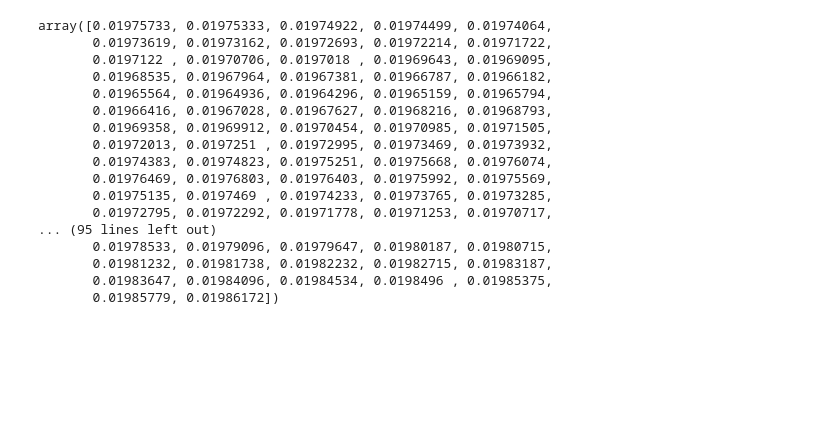
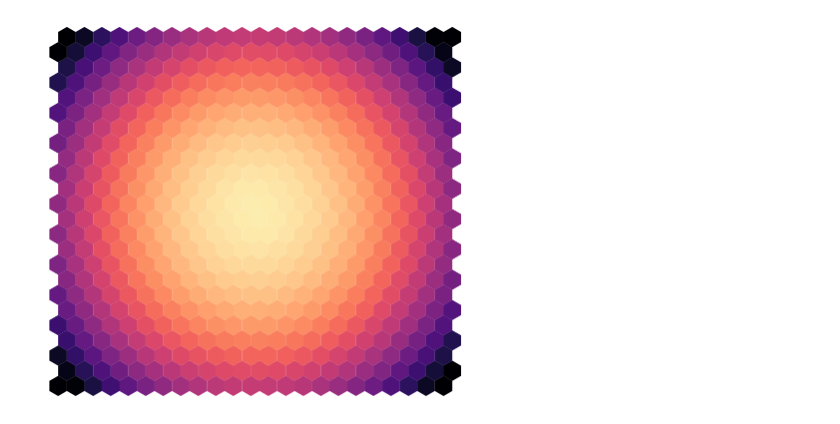
Before and after one commit to callumbloor/snr_stuff, a Jupyter notebook: linemodel.ipynb, the cells around one changed output. Saved outputs shown, nothing was run; the diff lists cells and outputs as text; code cells hidden in the pictures; blank space fills up the shorter version.

```diff
--- a/linemodel.ipynb
+++ b/linemodel.ipynb
@@ -105,11 +63,5 @@ def vlos_shell_ifu(x, y, R, k, side="near"):
 # %%
-# Make an IFU grid (spaxels) in arcsec
-nx, ny = 23, 24
-x_arr = np.linspace(-1.0, 1.0, nx)   # arcsec
-y_arr = np.linspace(-1.0, 1.0, ny)
-x, y = np.meshgrid(x_arr, y_arr)
-
-R = 0.44     # shell radius in same units as x,y
-k = 180.0    # velocity scale (km/s * R_unit)
-
-v_near, v_far = vlos_shell_ifu(x, y, R, k, side="both")
+nx, ny = 24, 24
+R = 22  # shell radius in same units as x,y
+k = 2000    # velocity scale (km/s * R_unit)
+v_near, v_far = los_vel(x_arr, y_arr, R, k)
@@ -173 +68,21 @@ def vlos(i, j, ic, jc, R, pix_scale):
+# %%
+r = 0.6
+cmap = matplotlib.colormaps['magma']
+# counts = []
+# for i in range(len(flux)): counts.append(np.sum(flux[i]))
+norm = Normalize(vmin=np.percentile(v_near, 1), vmax=np.percentile(v_near, 90))
+
+fig,ax=plt.subplots(1,1, dpi=100)
+for x,y,i in zip(x_arr, y_arr, range(len(x_arr))):
+    color = cmap(norm(v_near[i]) * 0.9)
+    hexag = matplotlib.patches.RegularPolygon((x,y), numVertices=6, radius=r, facecolor=color)
+    ax.add_patch(hexag)
+    # ax.text(x, y, f'{i+1}', ha='center', va='center', fontsize=6, color='red')  # takes a long time, reduce hexagons to see numbers
+
+ax.set_xlim(np.min(hex[:,0])-r, np.max(hex[:,0])+r)
+ax.set_ylim(np.min(hex[:,1])-r, np.max(hex[:,1])+r)
+ax.set_aspect('equal'); ax.invert_xaxis()
+ax.set_axis_off()
+# %% [output]
+[figure, added]
 # %%
@@ -183,23 +92,3 @@ def dopplershift(wl0, vel):
-# %%
-vlos(i, j, 27, 27, 50, 0.2)[0]
-# %% [output]
-array([0.01975733, 0.01975333, 0.01974922, 0.01974499, 0.01974064,
-       0.01973619, 0.01973162, 0.01972693, 0.01972214, 0.01971722,
-       0.0197122 , 0.01970706, 0.0197018 , 0.01969643, 0.01969095,
-       0.01968535, 0.01967964, 0.01967381, 0.01966787, 0.01966182,
-       0.01965564, 0.01964936, 0.01964296, 0.01965159, 0.01965794,
-       0.01966416, 0.01967028, 0.01967627, 0.01968216, 0.01968793,
-       0.01969358, 0.01969912, 0.01970454, 0.01970985, 0.01971505,
-       0.01972013, 0.0197251 , 0.01972995, 0.01973469, 0.01973932,
-       0.01974383, 0.01974823, 0.01975251, 0.01975668, 0.01976074,
-       0.01976469, 0.01976803, 0.01976403, 0.01975992, 0.01975569,
-       0.01975135, 0.0197469 , 0.01974233, 0.01973765, 0.01973285,
-       0.01972795, 0.01972292, 0.01971778, 0.01971253, 0.01970717,
-... (95 lines left out)
-       0.01978533, 0.01979096, 0.01979647, 0.01980187, 0.01980715,
-       0.01981232, 0.01981738, 0.01982232, 0.01982715, 0.01983187,
-       0.01983647, 0.01984096, 0.01984534, 0.0198496 , 0.01985375,
-       0.01985779, 0.01986172])
 # %%
 # vel in km/s
 # ne is electron density in cm^-3
```
Also changed, not shown: parts of 9 cells of this notebook.
